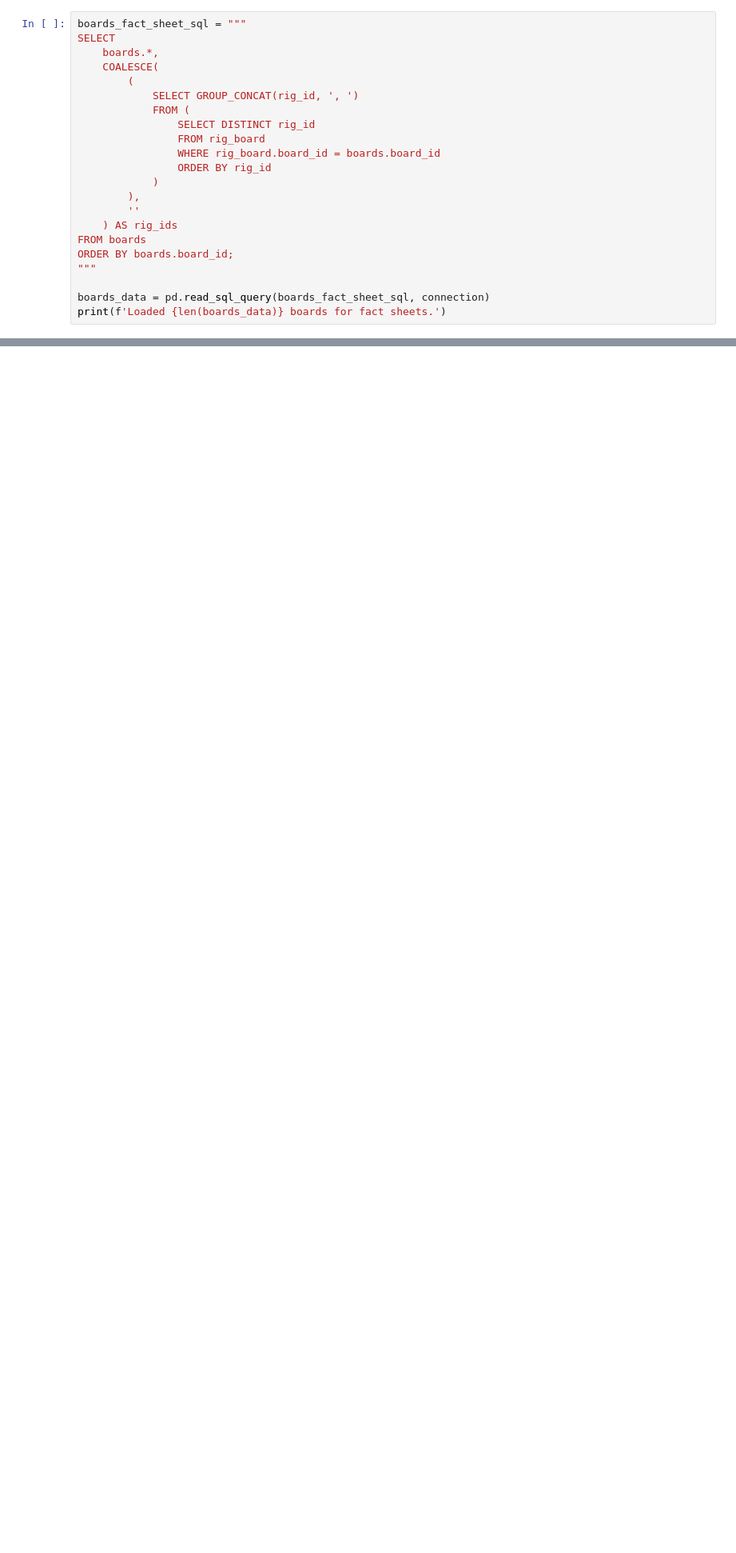
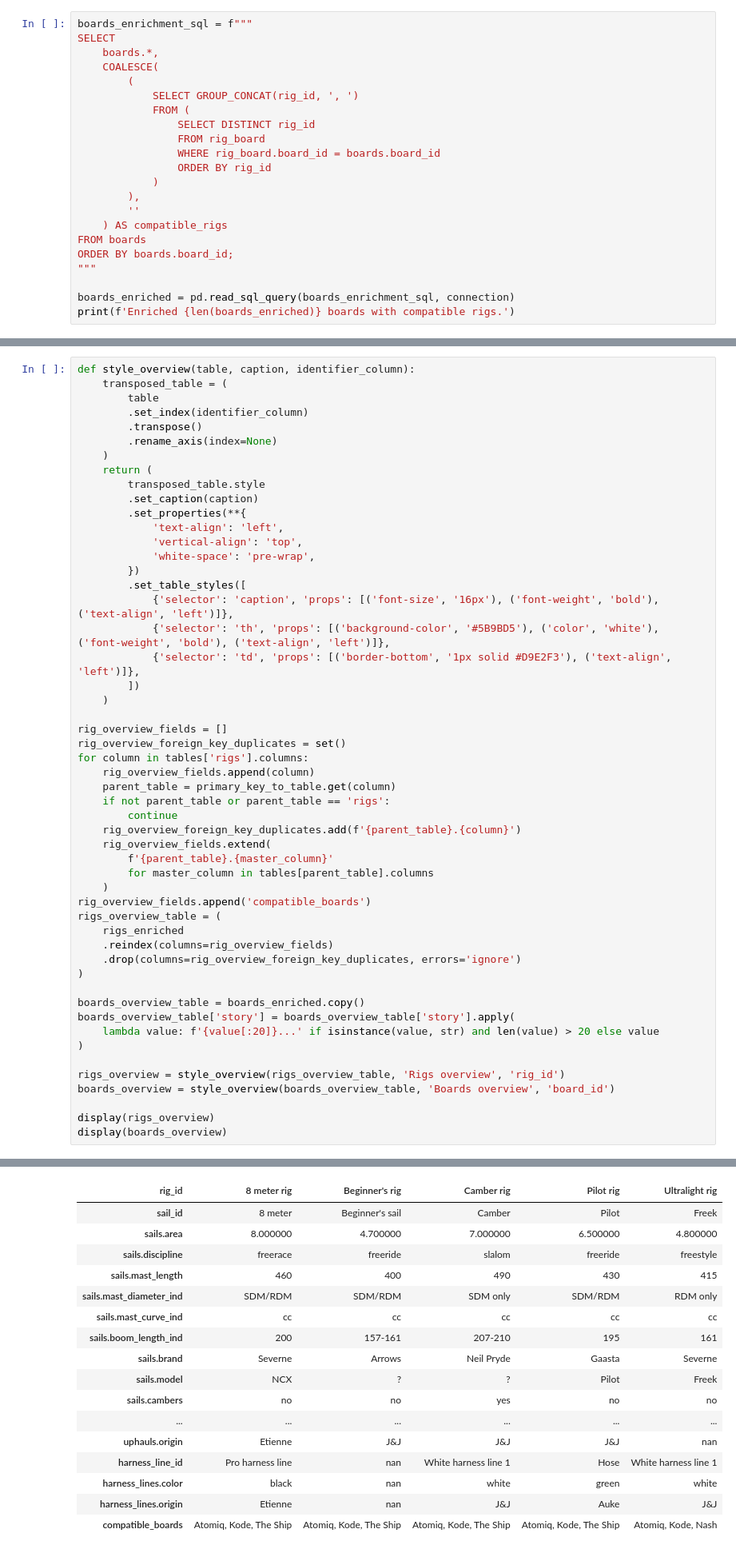
Before and after one commit to jacquesdeswart/surf_equipment, a Jupyter notebook: surf_equipment.ipynb, the cells around one changed output, grey strips where cells are left out. Shown at 80% size. Cells and saved outputs as stored; diff of their text form; blank space fills up the shorter version.

Commit message:
solved rig_fact_sheet imperfections and some more

```diff
--- a/surf_equipment.ipynb
+++ b/surf_equipment.ipynb
@@ -205,5 +205,5 @@ This section uses SQL queries to retrieve every board and rig, then formats a fa
 # %%
-boards_fact_sheet_sql = """
+boards_enrichment_sql = f"""
 SELECT
     boards.*,
     COALESCE(
@@ -217,11 +217,11 @@ SELECT
             )
         ),
         ''
-    ) AS rig_ids
+    ) AS compatible_rigs
 FROM boards
 ORDER BY boards.board_id;
 """
 
-boards_data = pd.read_sql_query(boards_fact_sheet_sql, connection)
-print(f'Loaded {len(boards_data)} boards for fact sheets.')
+boards_enriched = pd.read_sql_query(boards_enrichment_sql, connection)
+print(f'Enriched {len(boards_enriched)} boards with compatible rigs.')
 # %% [output]
@@ -279,0 +299,53 @@ This cell uses the SQL rig query to create one fact sheet for every rig, includi
+# %%
+def style_overview(table, caption, identifier_column):
+    transposed_table = (
+        table
+        .set_index(identifier_column)
+        .transpose()
+        .rename_axis(index=None)
+    )
+    return (
+        transposed_table.style
+        .set_caption(caption)
+        .set_properties(**{
+            'text-align': 'left',
+            'vertical-align': 'top',
+            'white-space': 'pre-wrap',
+        })
+        .set_table_styles([
+            {'selector': 'caption', 'props': [('font-size', '16px'), ('font-weight', 'bold'), ('text-align', 'left')]},
+            {'selector': 'th', 'props': [('background-color', '#5B9BD5'), ('color', 'white'), ('font-weight', 'bold'), ('text-align', 'left')]},
+            {'selector': 'td', 'props': [('border-bottom', '1px solid #D9E2F3'), ('text-align', 'left')]},
+        ])
+    )
+
+rig_overview_fields = []
+rig_overview_foreign_key_duplicates = set()
+for column in tables['rigs'].columns:
+    rig_overview_fields.append(column)
+    parent_table = primary_key_to_table.get(column)
+    if not parent_table or parent_table == 'rigs':
+        continue
+    rig_overview_foreign_key_duplicates.add(f'{parent_table}.{column}')
+    rig_overview_fields.extend(
+        f'{parent_table}.{master_column}'
+        for master_column in tables[parent_table].columns
+    )
+rig_overview_fields.append('compatible_boards')
+rigs_overview_table = (
+    rigs_enriched
+    .reindex(columns=rig_overview_fields)
+    .drop(columns=rig_overview_foreign_key_duplicates, errors='ignore')
+)
+
+boards_overview_table = boards_enriched.copy()
+boards_overview_table['story'] = boards_overview_table['story'].apply(
+    lambda value: f'{value[:20]}...' if isinstance(value, str) and len(value) > 20 else value
+)
+
+rigs_overview = style_overview(rigs_overview_table, 'Rigs overview', 'rig_id')
+boards_overview = style_overview(boards_overview_table, 'Boards overview', 'board_id')
+
+display(rigs_overview)
+display(boards_overview)
+# %% [output]
@@ -279,0 +353,17 @@ This cell uses the SQL rig query to create one fact sheet for every rig, includi
+| rig_id | 8 meter rig | Beginner's rig | Camber rig | Pilot rig | Ultralight rig |
+| sail_id | 8 meter | Beginner's sail | Camber | Pilot | Freek |
+| sails.area | 8.000000 | 4.700000 | 7.000000 | 6.500000 | 4.800000 |
+| sails.discipline | freerace | freeride | slalom | freeride | freestyle |
+| sails.mast_length | 460 | 400 | 490 | 430 | 415 |
+| sails.mast_diameter_ind | SDM/RDM | SDM/RDM | SDM only | SDM/RDM | RDM only |
+| sails.mast_curve_ind | cc | cc | cc | cc | cc |
+| sails.boom_length_ind | 200 | 157-161 | 207-210 | 195 | 161 |
+| sails.brand | Severne | Arrows | Neil Pryde | Gaasta | Severne |
+| sails.model | NCX | ? | ? | Pilot | Freek |
+| sails.cambers | no | no | yes | no | no |
+| ... | ... | ... | ... | ... | ... |
+| uphauls.origin | Etienne | J&J | J&J | J&J | nan |
+| harness_line_id | Pro harness line | nan | White harness line 1 | Hose | White harness line 1 |
+| harness_lines.color | black | nan | white | green | white |
+| harness_lines.origin | Etienne | nan | J&J | Auke | J&J |
+| compatible_boards | Atomiq, Kode, The Ship | Atomiq, Kode, The Ship | Atomiq, Kode, The Ship | Atomiq, Kode, The Ship | Atomiq, Kode, Nash |
```
Also changed, not shown: parts of 12 cells of this notebook, 16 other files.
